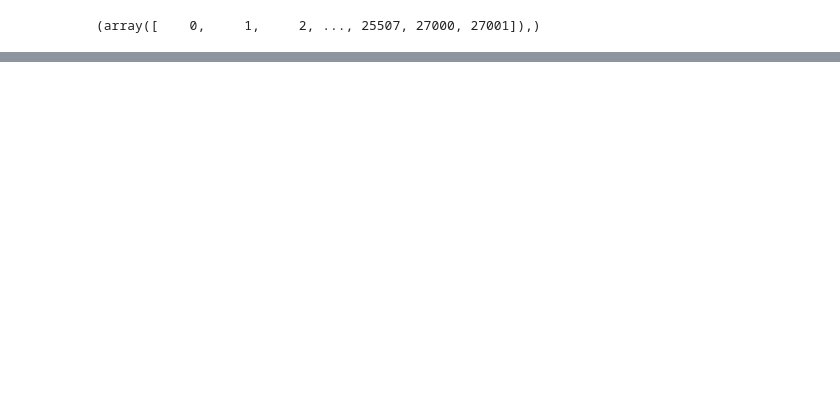
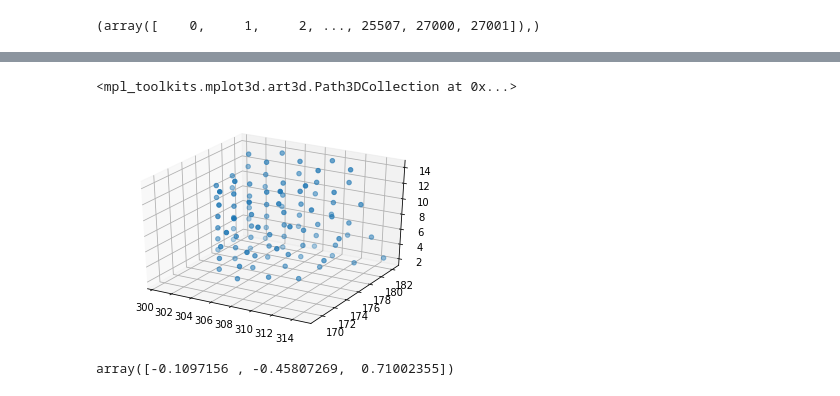
Before and after one commit to PaulTwine/TripleLines.github.io, a Jupyter notebook: TripleLine Fitting.ipynb, the cells around one changed output, grey strips where cells are left out. Saved outputs shown, nothing was run; the diff lists cells and outputs as text; code cells hidden in the pictures; blank space fills up the shorter version.

```diff
--- a/TripleLine Fitting.ipynb
+++ b/TripleLine Fitting.ipynb
@@ -419,0 +400,12 @@ for j in range(len(arrGrainBoundaries)):
+# %%
+fig = plt.figure()
+ax = fig.gca(projection='3d')
+lstP = gf.CylindricalVolume(objProcess.GetAtomData()[:,1:4], arrTriplePoints[10], 15, objProcess.CellHeight)
+ax.scatter(objProcess.GetRows(lstP)[:,1], objProcess.GetRows(lstP)[:,2],objProcess.GetRows(lstP)[:,3])
+# %% [output]
+<mpl_toolkits.mplot3d.art3d.Path3DCollection at 0x...>
+[figure, added]
+# %%
+objProcess.FindNonGrainMean(np.array([0,0,0]), 8)
+# %% [output]
+array([-0.1097156 , -0.45807269,  0.71002355])
```
Also changed, not shown: parts of 28 cells of this notebook, 4 other files.
